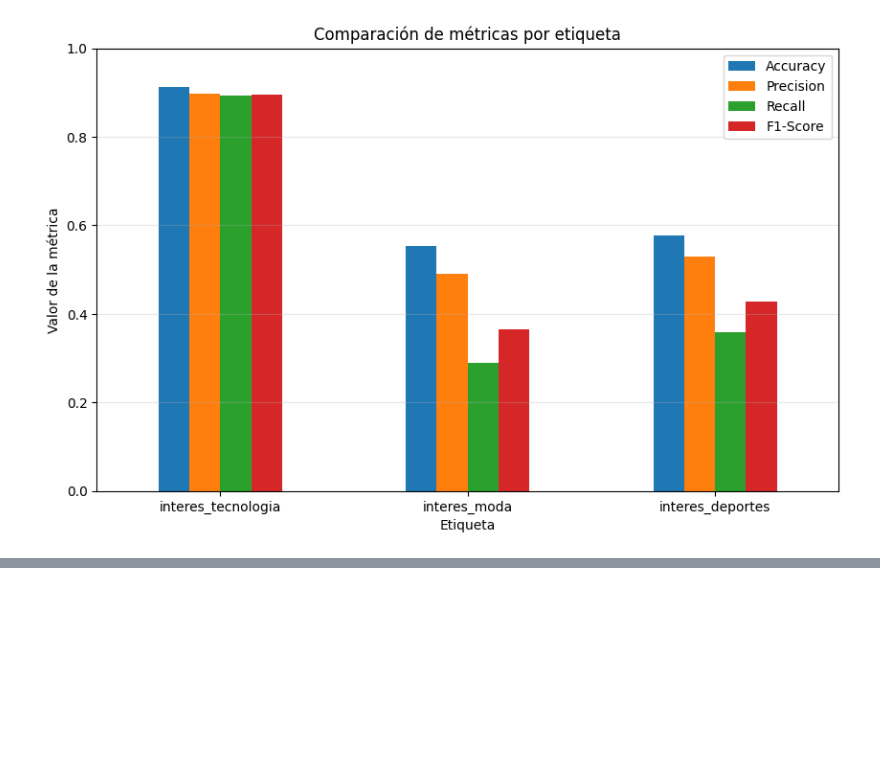
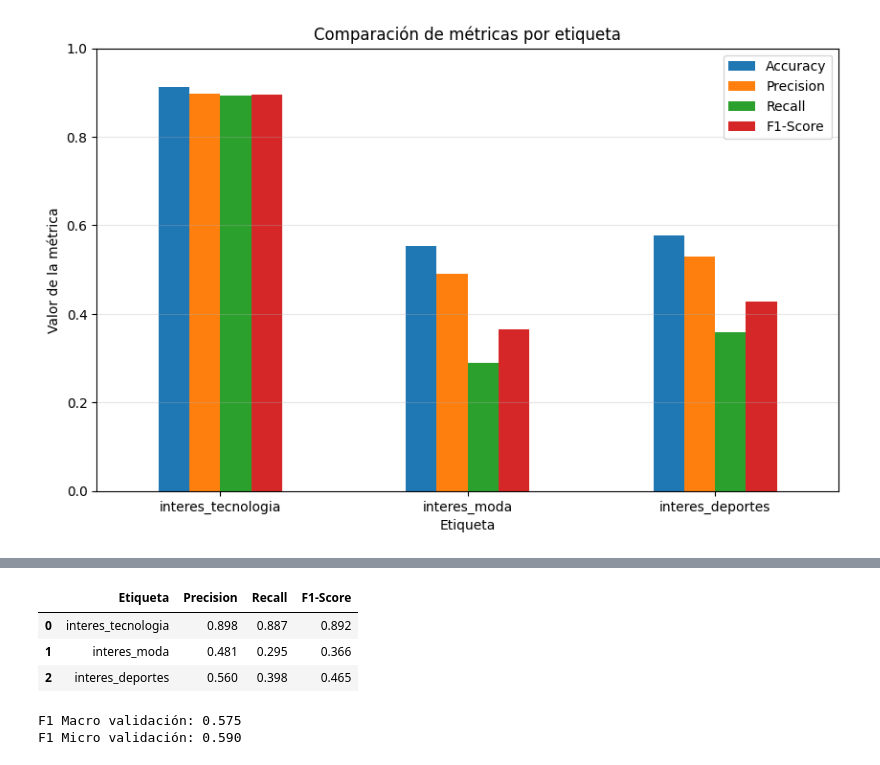
Before and after one commit to Benja-Diaz/EP1-Deep-Learning, a Jupyter notebook: Evaluacion_Parcial_1_Deep_Learning.ipynb, the cells around one changed output, grey strips where cells are left out. Drawn from its saved outputs; the diff is of its cells as text; code cells hidden in the pictures; blank space fills up the shorter version.

```diff
--- a/Evaluacion_Parcial_1_Deep_Learning.ipynb
+++ b/Evaluacion_Parcial_1_Deep_Learning.ipynb
@@ -3107,0 +3245,66 @@ plt.show()
+# %%
+# Probabilidades sobre validación
+y_val_prob_final = modelo_final.predict(
+    X_val_final,
+    verbose=0
+)
+
+# Predicciones utilizando umbral 0.5
+y_val_pred_final_05 = (
+    y_val_prob_final >= 0.5
+).astype(int)
+
+resultados_val_final = []
+
+for i, etiqueta in enumerate(columnas_y):
+
+    resultados_val_final.append({
+        'Etiqueta': etiqueta,
+
+        'Precision': precision_score(
+            y_val.iloc[:, i],
+            y_val_pred_final_05[:, i],
+            zero_division=0
+        ),
+
+        'Recall': recall_score(
+            y_val.iloc[:, i],
+            y_val_pred_final_05[:, i],
+            zero_division=0
+        ),
+
+        'F1-Score': f1_score(
+            y_val.iloc[:, i],
+            y_val_pred_final_05[:, i],
+            zero_division=0
+        )
+    })
+
+
+df_val_final = pd.DataFrame(resultados_val_final)
+
+f1_macro_val_final = f1_score(
+    y_val,
+    y_val_pred_final_05,
+    average='macro',
+    zero_division=0
+)
+
+f1_micro_val_final = f1_score(
+    y_val,
+    y_val_pred_final_05,
+    average='micro',
+    zero_division=0
+)
+
+display(df_val_final.round(3))
+
+print(f"F1 Macro validación: {f1_macro_val_final:.3f}")
+print(f"F1 Micro validación: {f1_micro_val_final:.3f}")
+# %% [output]
+|  | Etiqueta | Precision | Recall | F1-Score |
+| 0 | interes_tecnologia | 0.898 | 0.887 | 0.892 |
+| 1 | interes_moda | 0.481 | 0.295 | 0.366 |
+| 2 | interes_deportes | 0.560 | 0.398 | 0.465 |
+F1 Macro validación: 0.575
+F1 Micro validación: 0.590
```
Also changed, not shown: parts of 11 cells of this notebook.
